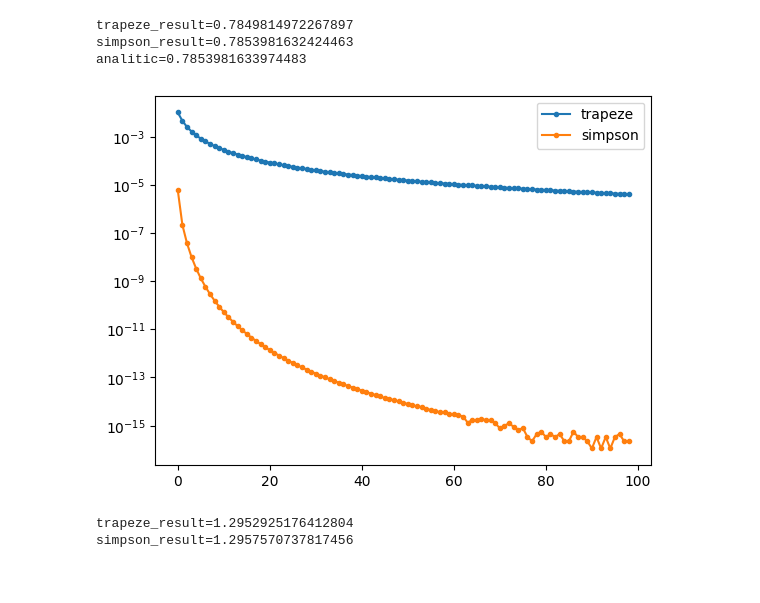
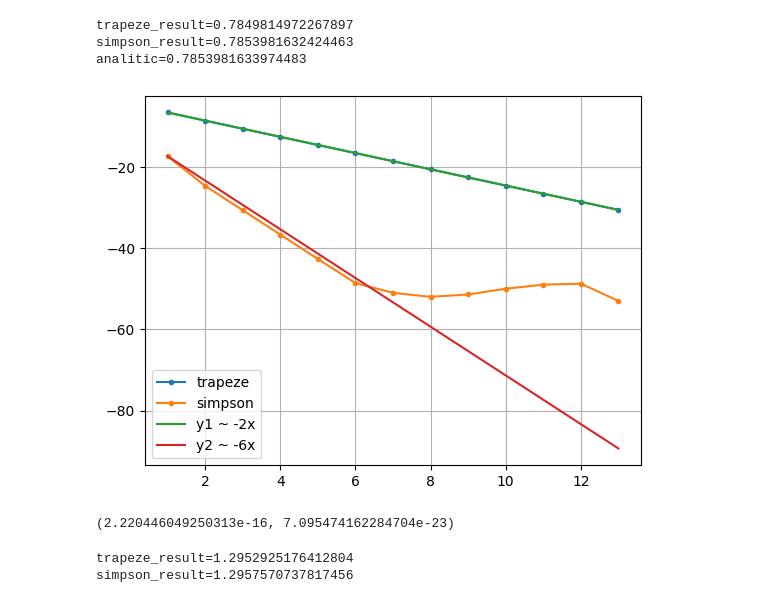
Before and after one commit to IDAnton/OFA, a Jupyter notebook: 3.ipynb, the cells around one changed output. Saved outputs shown, nothing was run; the diff lists cells and outputs as text; code cells hidden in the pictures.

```diff
--- a/3.ipynb
+++ b/3.ipynb
@@ -11,7 +11,7 @@ def trapeze(f, a, b, N):
     for i in range(N):
         a = i * step
         b = (i + 1) * step
-        result += (f(a) + f(b)) * step * 0.5
+        result += (f(a) + f(b)) * step / 2
     return result
 
 def simpson(f, a, b, N):
@@ -34,19 +34,27 @@ trapeze_result=0.7849814972267897
 simpson_result=0.7853981632424463
 analitic=0.7853981633974483
 # %%
-N = 100
+N = 14
 error_t = np.zeros(N-1)
 error_s = np.zeros(N-1)
-for i in range(0, N):
-    error_t[i-1] = np.abs(trapeze(f1, 0, 1, i+1) - analitic)
-    error_s[i-1] = np.abs(simpson(f1, 0, 1, i+1) - analitic)
-plt.plot(error_t, marker='.', label='trapeze')
-plt.plot(error_s, marker='.', label='simpson')
+n = [2**i for i in range (1, N)]
+for i in range(N-1):
+    error_t[i] = np.log2(np.abs(trapeze(f1, 0, 1, n[i]) - analitic))
+    error_s[i] = np.log2(np.abs(simpson(f1, 0, 1, n[i]) - analitic))
+plt.plot(np.log2(n), error_t, marker='.', label='trapeze')
+plt.plot(np.log2(n), error_s, marker='.', label='simpson')
+plt.plot(np.log2(n), np.log2(n)*-2 + 2 + error_t[0], label='y1 ~ -2x')
+plt.plot(np.log2(n), np.log2(n)*-6 + 6 + error_s[0], label='y2 ~ -6x')
+plt.grid()
 plt.legend()
-plt.yscale('log')
 plt.show()
 # %% [output]
-[figure, old version]
+[figure, new version]
+# %%
+import sys
+sys.float_info.epsilon, np.exp(error_s[-7])
+# %% [output]
+(2.220446049250313e-16, 7.095474162284704e-23)
 # %%
 from math import exp, sin
 def f2(x):
```
Also changed, not shown: 1 other file.
